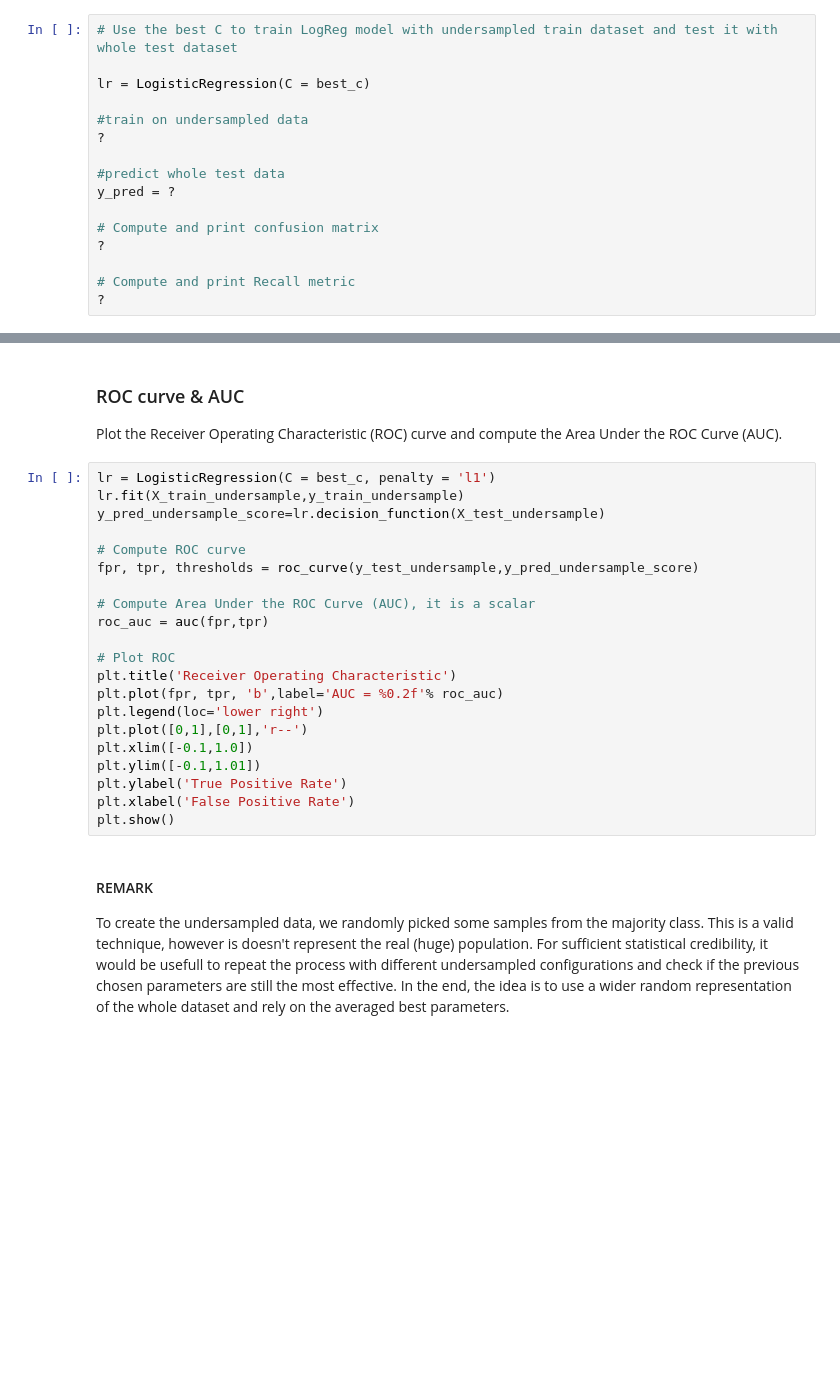
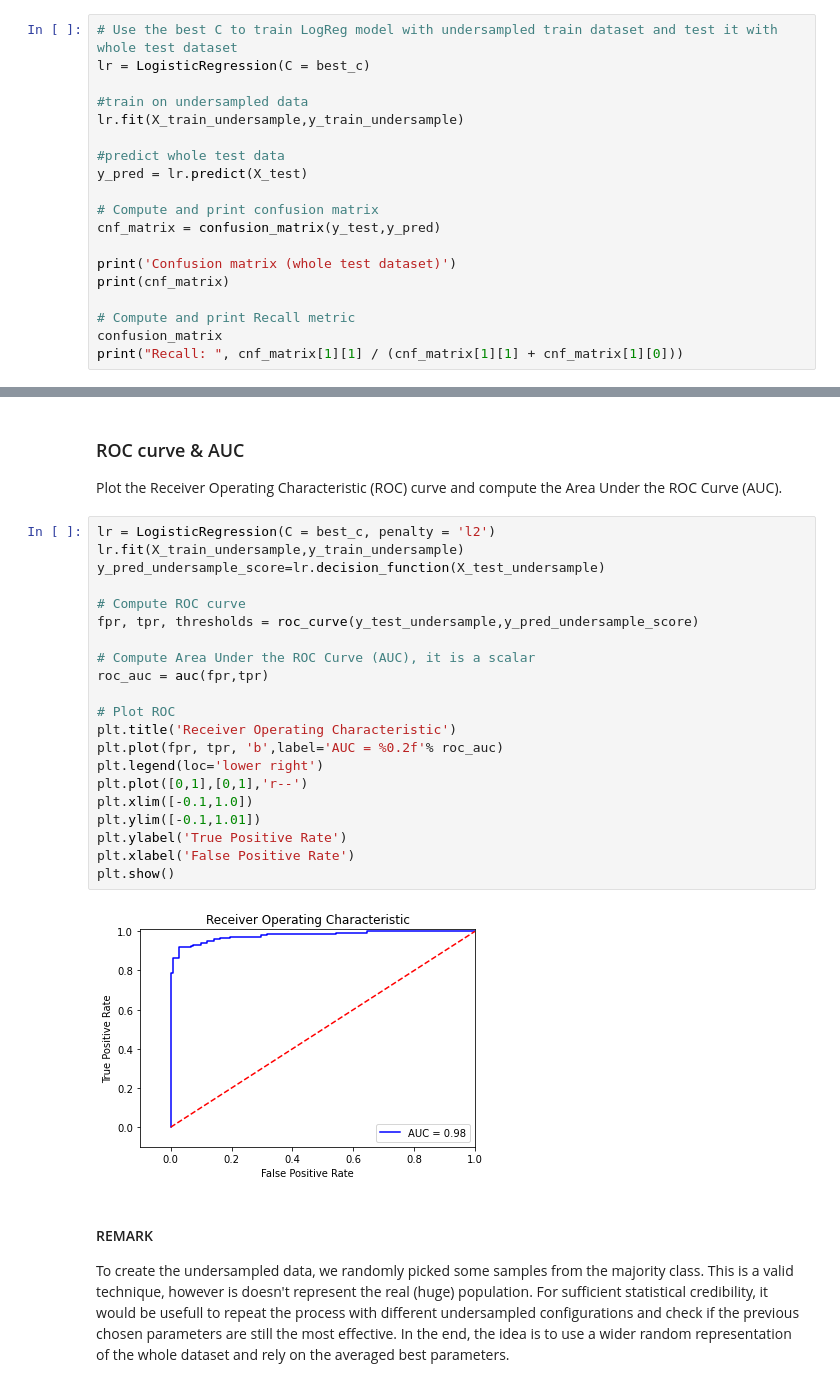
Before and after one commit to danielvcorreia-university/aa, a Jupyter notebook: Class09/Class9/lab9/Part2/CredicCard.ipynb, the cells around one changed output, grey strips where cells are left out. Saved outputs shown, nothing was run; the diff lists cells and outputs as text; blank space fills up the shorter version.

```diff
--- a/Class09/Class9/lab9/Part2/CredicCard.ipynb
+++ b/Class09/Class9/lab9/Part2/CredicCard.ipynb
@@ -287,17 +287,20 @@ Recall:  0.9251700680272109
 Apply the same approach as above.
 # %%
 # Use the best C to train LogReg model with undersampled train dataset and test it with whole test dataset
-
 lr = LogisticRegression(C = best_c)
 
 #train on undersampled data
-?
+lr.fit(X_train_undersample,y_train_undersample)
 
 #predict whole test data
-y_pred = ?
+y_pred = lr.predict(X_test)
 
 # Compute and print confusion matrix
-?
+cnf_matrix = confusion_matrix(y_test,y_pred)
+
+print('Confusion matrix (whole test dataset)')
+print(cnf_matrix)
 
 # Compute and print Recall metric
-?
+confusion_matrix
+print("Recall: ", cnf_matrix[1][1] / (cnf_matrix[1][1] + cnf_matrix[1][0]))
@@ -306,26 +314,28 @@ y_pred = ?
 
 Plot the Receiver Operating Characteristic (ROC) curve and compute the Area Under the ROC Curve (AUC).
 # %%
-lr = LogisticRegression(C = best_c, penalty = 'l1')
+lr = LogisticRegression(C = best_c, penalty = 'l2')
 lr.fit(X_train_undersample,y_train_undersample)
 y_pred_undersample_score=lr.decision_function(X_test_undersample)
 
 # Compute ROC curve
 fpr, tpr, thresholds = roc_curve(y_test_undersample,y_pred_undersample_score)
 
 # Compute Area Under the ROC Curve (AUC), it is a scalar
 roc_auc = auc(fpr,tpr)
 
 # Plot ROC
 plt.title('Receiver Operating Characteristic')
 plt.plot(fpr, tpr, 'b',label='AUC = %0.2f'% roc_auc)
 plt.legend(loc='lower right')
 plt.plot([0,1],[0,1],'r--')
 plt.xlim([-0.1,1.0])
 plt.ylim([-0.1,1.01])
 plt.ylabel('True Positive Rate')
 plt.xlabel('False Positive Rate')
 plt.show()
+# %% [output]
+[figure, added]
 # %% [markdown]
 #### REMARK
 To create the undersampled data, we randomly picked some samples from the majority class. This is a valid technique, however is doesn't represent the real (huge) population.
```
Also changed, not shown: parts of 7 cells of this notebook, 1 other file.
